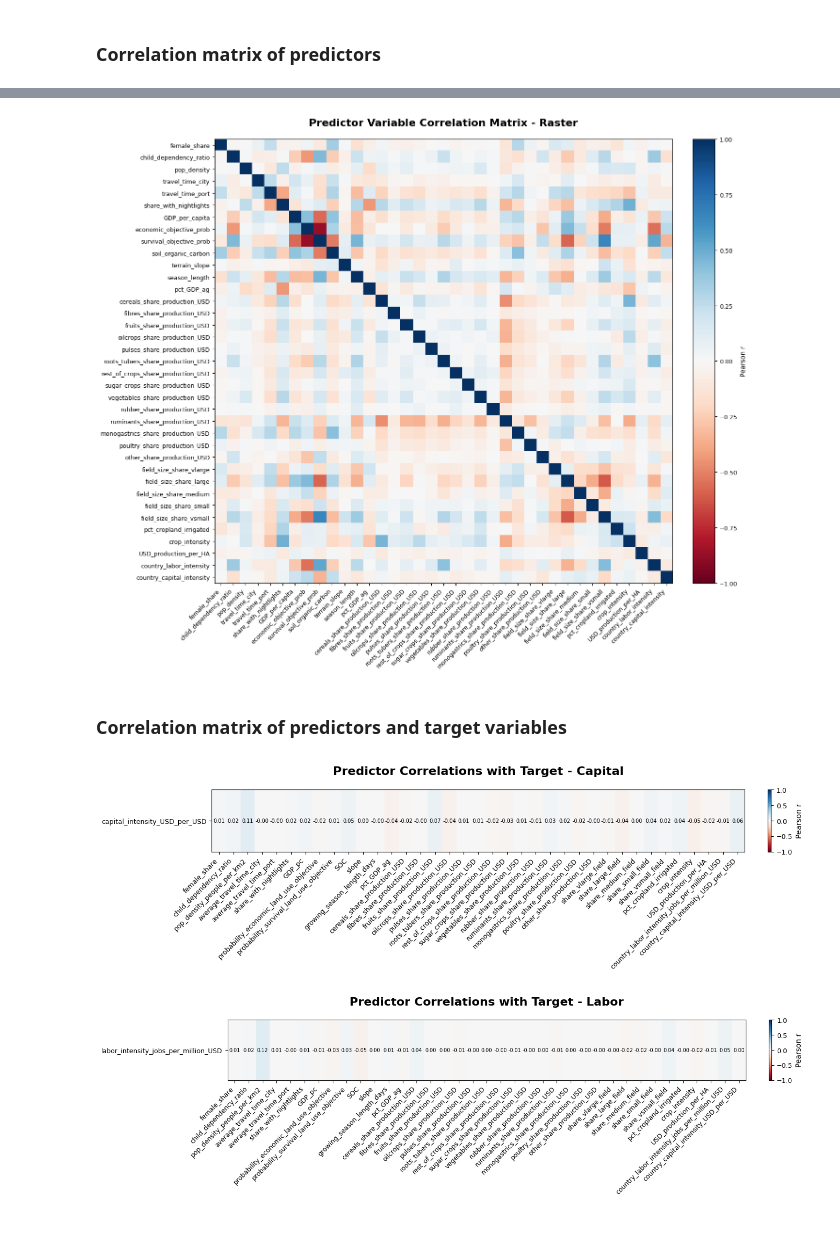
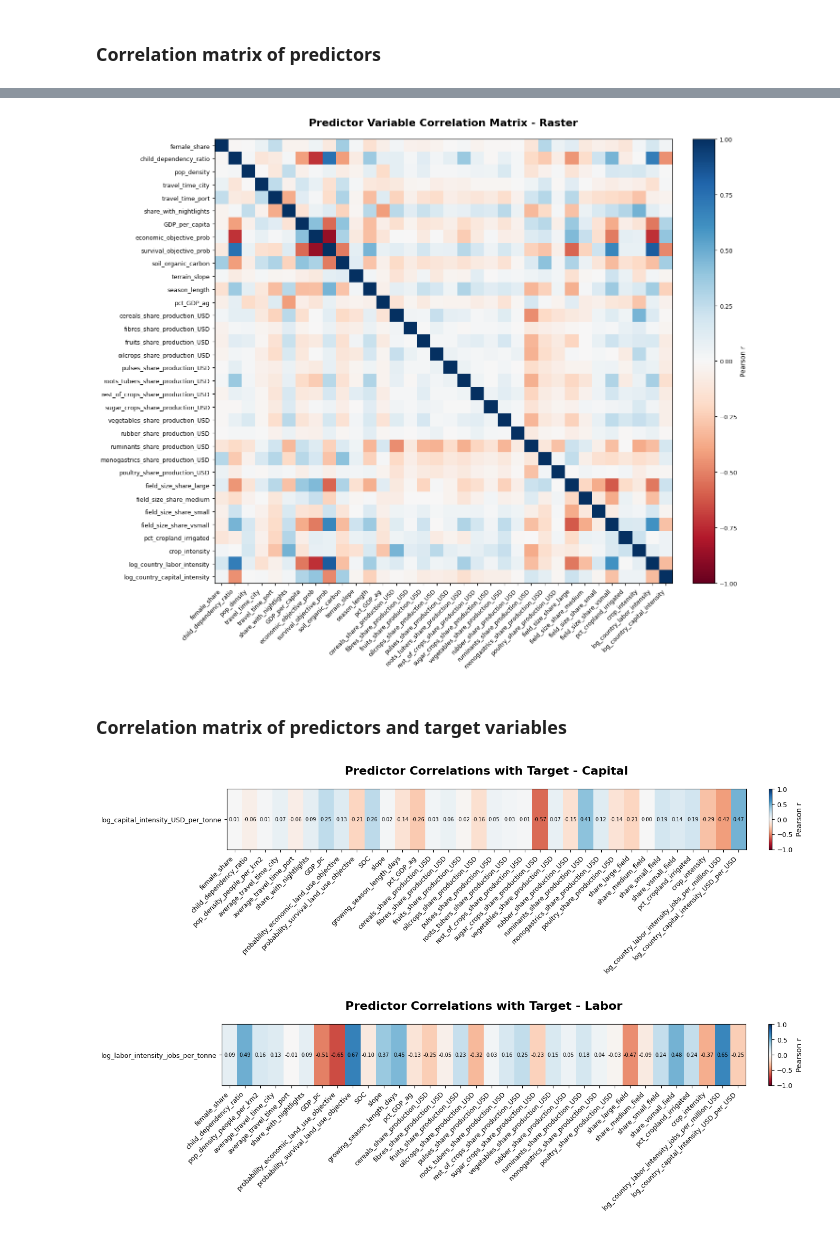
Before and after one commit to carinamani/AgDownscaling, a Jupyter notebook: 02_EDA/identify_colinear_predictors.ipynb, the cells around one changed output, grey strips where cells are left out. Drawn from its saved outputs; the diff is of its cells as text; code cells hidden in the pictures.

Commit message:
re-do plots for intensities per tonne and with logs

```diff
--- a/02_EDA/identify_colinear_predictors.ipynb
+++ b/02_EDA/identify_colinear_predictors.ipynb
@@ -16,9 +16,9 @@ cd = os.path.dirname(os.getcwd())
 
 # Import predictors data
 
-capital_model = pd.read_csv(f"{cd}/Data/Clean/Training_data/capital.csv")
-labor_model = pd.read_csv(f"{cd}/Data/Clean/Training_data/labor.csv")
-raster_model = pd.read_parquet(f"{cd}/Data/Clean/Predictors/raster_matrix.parquet")
+capital_model = pd.read_csv(f"{cd}/Data/Clean/Training_data/capital_final.csv")
+labor_model = pd.read_csv(f"{cd}/Data/Clean/Training_data/labor_final.csv")
+raster_model = pd.read_parquet(f"{cd}/Data/Clean/Training_data/raster_predictor_matrix.parquet")
 
 # Set file path to figure repo
 fd = "/Users/carinamanitius/Library/CloudStorage/OneDrive-UniversityofVermont/Documents/OneDrive/Dissertation/Chapter 1/Figures/identify_colinear_predictors"
@@ -122,5 +120,5 @@ fig.savefig(f"{fd}/predictor_corr_matrix_labor.png", dpi=300, bbox_inches='tight
 # %%
-### LABOR MODEL
+### RASTER MODEL
 
 # drop target variables
 predictor_cols = ['female_share', 'child_dependency_ratio',
@@ -136,10 +134,9 @@ predictor_cols = ['female_share', 'child_dependency_ratio',
        'sugar_crops_share_production_USD', 'vegetables_share_production_USD',
        'rubber_share_production_USD', 'ruminants_share_production_USD',
        'monogastrics_share_production_USD', 'poultry_share_production_USD',
-       'other_share_production_USD',
-       'field_size_share_vlarge','field_size_share_large', 'field_size_share_medium', 'field_size_share_small', 'field_size_share_vsmall',
-       'pct_cropland_irrigated', 'crop_intensity', 'USD_production_per_HA',
-       'country_labor_intensity', 'country_capital_intensity'
+       'field_size_share_large', 'field_size_share_medium', 'field_size_share_small', 'field_size_share_vsmall',
+       'pct_cropland_irrigated', 'crop_intensity',
+       'log_country_labor_intensity', 'log_country_capital_intensity'
 ]
 
 corr_raster = raster_model[predictor_cols].corr()
@@ -164,13 +161,13 @@ plt.show()
 
 fig.savefig(f"{fd}/predictor_corr_matrix_raster.png", dpi=300, bbox_inches='tight')
 # %% [output]
-[figure, old version]
+[figure, new version]
 # %% [markdown]
 ### Correlation matrix of predictors and target variables
 # %%
 ### CAPITAL MODEL - Target Correlations
 
-target_col = 'capital_intensity_USD_per_USD'
+target_col = 'log_capital_intensity_USD_per_tonne'
 
 predictor_cols = ['female_share', 'child_dependency_ratio',
        'pop_density_people_per_km2', 'average_travel_time_city', 'average_travel_time_port',
@@ -185,10 +182,9 @@ predictor_cols = ['female_share', 'child_dependency_ratio',
        'sugar_crops_share_production_USD', 'vegetables_share_production_USD',
        'rubber_share_production_USD', 'ruminants_share_production_USD',
        'monogastrics_share_production_USD', 'poultry_share_production_USD',
-       'other_share_production_USD',
-       'share_vlarge_field','share_large_field', 'share_medium_field', 'share_small_field', 'share_vsmall_field',
-       'pct_cropland_irrigated', 'crop_intensity', 'USD_production_per_HA',
-       'country_labor_intensity_jobs_per_million_USD', 'country_capital_intensity_USD_per_USD'
+       'share_large_field', 'share_medium_field', 'share_small_field', 'share_vsmall_field',
+       'pct_cropland_irrigated', 'crop_intensity',
+       'log_country_labor_intensity_jobs_per_million_USD', 'log_country_capital_intensity_USD_per_USD'
 ]
 
 # Correlations of each predictor against the target (1 x n_vars)
@@ -220,11 +216,11 @@ plt.show()
 
 fig.savefig(f"{fd}/target_corr_matrix_capital.png", dpi=300, bbox_inches='tight')
 # %% [output]
-[figure, old version]
+[figure, new version]
 # %%
 ### CAPITAL MODEL - Target Correlations
 
-target_col = 'labor_intensity_jobs_per_million_USD'
+target_col = 'log_labor_intensity_jobs_per_tonne'
 
 predictor_cols = ['female_share', 'child_dependency_ratio',
        'pop_density_people_per_km2', 'average_travel_time_city', 'average_travel_time_port',
@@ -239,39 +235,38 @@ predictor_cols = ['female_share', 'child_dependency_ratio',
        'sugar_crops_share_production_USD', 'vegetables_share_production_USD',
        'rubber_share_production_USD', 'ruminants_share_production_USD',
        'monogastrics_share_production_USD', 'poultry_share_production_USD',
-       'other_share_production_USD',
-       'share_vlarge_field','share_large_field', 'share_medium_field', 'share_small_field', 'share_vsmall_field',
-       'pct_cropland_irrigated', 'crop_intensity', 'USD_production_per_HA',
-       'country_labor_intensity_jobs_per_million_USD', 'country_capital_intensity_USD_per_USD'
+       'share_large_field', 'share_medium_field', 'share_small_field', 'share_vsmall_field',
+       'pct_cropland_irrigated', 'crop_intensity',
+       'log_country_labor_intensity_jobs_per_million_USD', 'log_country_capital_intensity_USD_per_USD'
 ]
 
 # Correlations of each predictor against the target (1 x n_vars)
 corr_target = labor_model[predictor_cols + [target_col]].corr()[[target_col]].loc[predictor_cols]
 
 n_vars = len(predictor_cols)
 fig, ax = plt.subplots(figsize=(14, 1.5))
 
 cax = ax.imshow(corr_target.values.T, cmap='RdBu', vmin=-1, vmax=1, aspect='auto')
 
 cbar = fig.colorbar(cax, ax=ax, fraction=0.046, pad=0.04)
 cbar.set_label('Pearson r', fontsize=10)
 cbar.ax.tick_params(labelsize=9)
 
 ax.set_xticks(range(n_vars))
 ax.set_xticklabels(predictor_cols, rotation=45, ha='right', fontsize=9)
 ax.set_yticks([0])
 ax.set_yticklabels([target_col], fontsize=9)
 
 # Annotate each cell with its Pearson r value
 for j, val in enumerate(corr_target.values.flatten()):
     text_color = 'black' if abs(val) < 0.5 else 'black'
     ax.text(j, 0, f'{val:.2f}', ha='center', va='center',
             fontsize=7, color=text_color, zorder=5, clip_on=False)
 
 ax.set_title("Predictor Correlations with Target - Labor", fontsize=16, weight='bold', pad=20)
 plt.tight_layout()
 plt.show()
 
 fig.savefig(f"{fd}/target_corr_matrix_labor.png", dpi=300, bbox_inches='tight')
 # %% [output]
-[figure, old version]
+[figure, new version]
```
Also changed, not shown: parts of 2 cells of this notebook, 4 other files.
